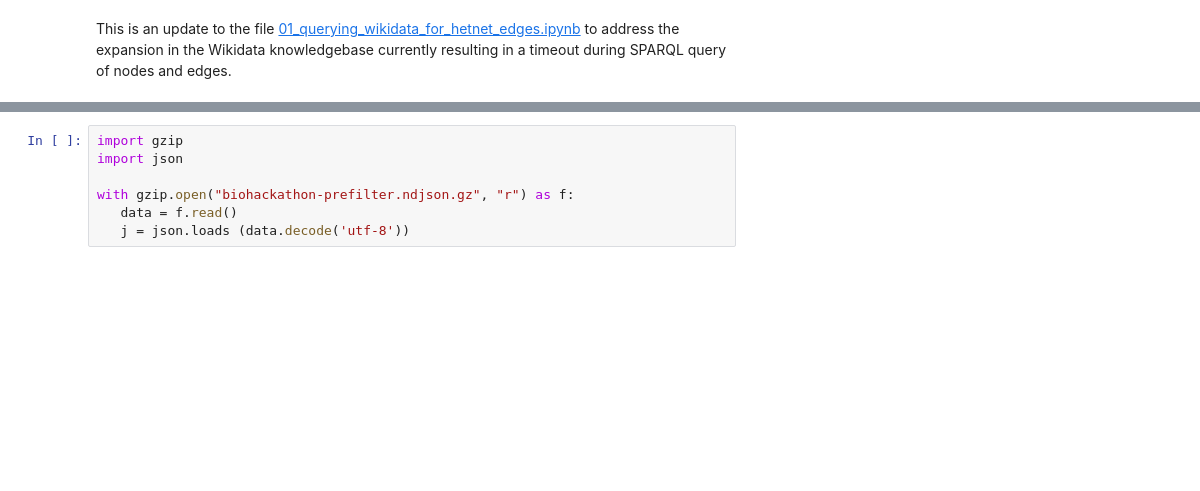
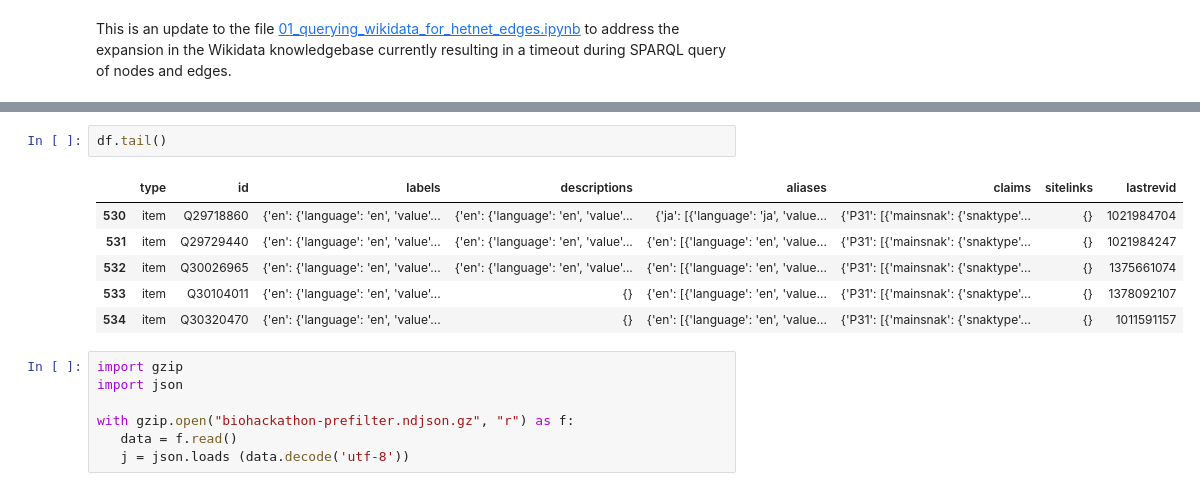
Before and after one commit to sabahzero/WRP, a Jupyter notebook: src/Biohackathon/01.ipynb, the cells around one changed output, grey strips where cells are left out. Cells and saved outputs as stored; diff of their text form; blank space fills up the shorter version.

```diff
--- a/src/Biohackathon/01.ipynb
+++ b/src/Biohackathon/01.ipynb
@@ -33,3 +29,12 @@ df.head()
+# %%
+df.tail()
+# %% [output]
+|  | type | id | labels | descriptions | aliases | claims | sitelinks | lastrevid |
+| 530 | item | Q29718860 | {'en': {'language': 'en', 'value'... | {'en': {'language': 'en', 'value'... | {'ja': [{'language': 'ja', 'value... | {'P31': [{'mainsnak': {'snaktype'... | {} | 1021984704 |
+| 531 | item | Q29729440 | {'en': {'language': 'en', 'value'... | {'en': {'language': 'en', 'value'... | {'en': [{'language': 'en', 'value... | {'P31': [{'mainsnak': {'snaktype'... | {} | 1021984247 |
+| 532 | item | Q30026965 | {'en': {'language': 'en', 'value'... | {'en': {'language': 'en', 'value'... | {'en': [{'language': 'en', 'value... | {'P31': [{'mainsnak': {'snaktype'... | {} | 1375661074 |
+| 533 | item | Q30104011 | {'en': {'language': 'en', 'value'... | {} | {'en': [{'language': 'en', 'value... | {'P31': [{'mainsnak': {'snaktype'... | {} | 1378092107 |
+| 534 | item | Q30320470 | {'en': {'language': 'en', 'value'... | {} | {'en': [{'language': 'en', 'value... | {'P31': [{'mainsnak': {'snaktype'... | {} | 1011591157 |
 # %%
 import gzip
 import json
```
Also changed, not shown: parts of 5 cells of this notebook.
